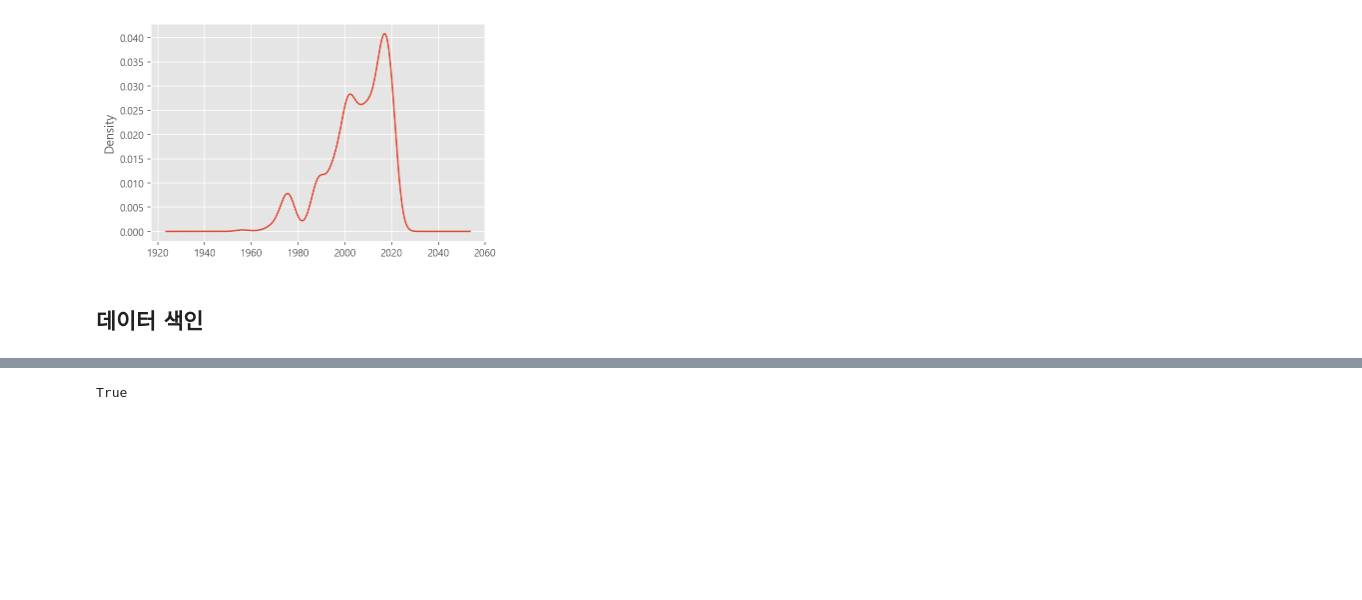
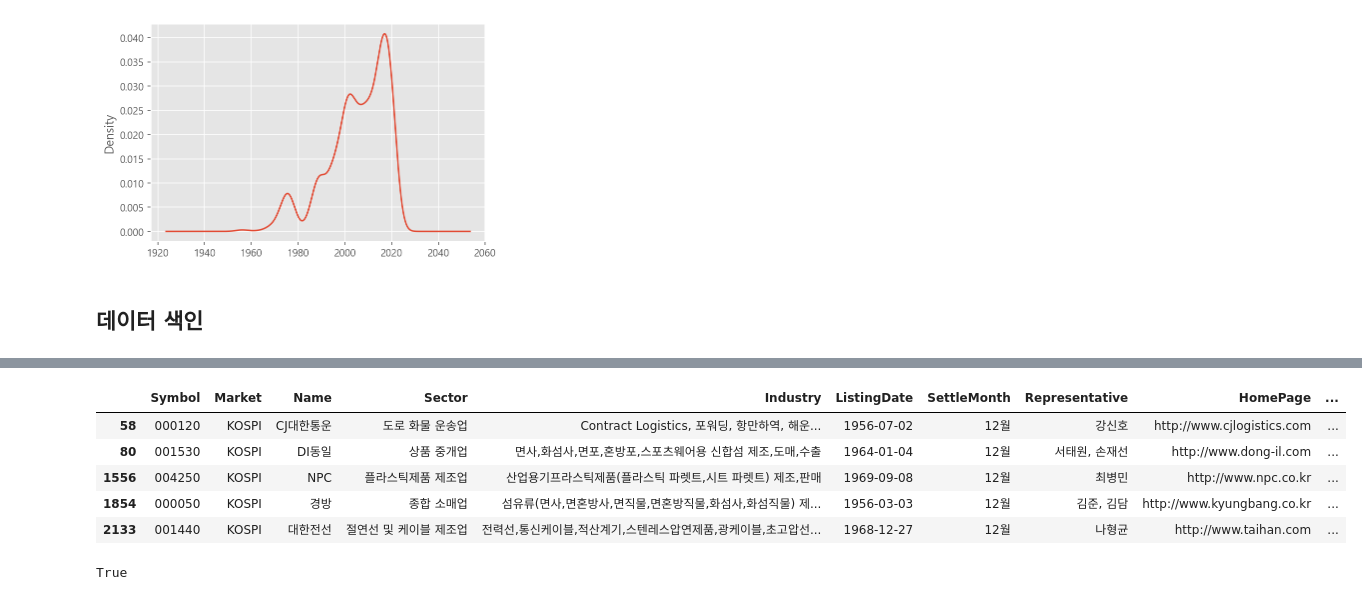
Before and after one commit to Bigdata92/finance-data-analysis-main, a Jupyter notebook: 2.2. KRX 전체 종목분석-input.ipynb, the cells around one changed output, grey strips where cells are left out. Cells and saved outputs as stored; diff of their text form; code cells hidden in the pictures; blank space fills up the shorter version.

```diff
--- a/2.2. KRX 전체 종목분석-input.ipynb
+++ b/2.2. KRX 전체 종목분석-input.ipynb
@@ -960,5 +968,13 @@ df['ListingYear'].plot.kde()
 # %%
 # 1970년 이전에 상장한 기업을 찾습니다.
+df[df.ListingYear < 1970].head()
+# %% [output]
+|  | Symbol | Market | Name | Sector | Industry | ListingDate | SettleMonth | Representative | HomePage | ... |
+| 58 | 000120 | KOSPI | CJ대한통운 | 도로 화물 운송업 | Contract Logistics, 포워딩, 항만하역, 해운... | 1956-07-02 | 12월 | 강신호 | http://www.cjlogistics.com | ... |
+| 80 | 001530 | KOSPI | DI동일 | 상품 중개업 | 면사,화섬사,면포,혼방포,스포츠웨어용 신합섬 제조,도매,수출 | 1964-01-04 | 12월 | 서태원, 손재선 | http://www.dong-il.com | ... |
+| 1556 | 004250 | KOSPI | NPC | 플라스틱제품 제조업 | 산업용기프라스틱제품(플라스틱 파렛트,시트 파렛트) 제조,판매 | 1969-09-08 | 12월 | 최병민 | http://www.npc.co.kr | ... |
+| 1854 | 000050 | KOSPI | 경방 | 종합 소매업 | 섬유류(면사,면혼방사,면직물,면혼방직물,화섬사,화섬직물) 제... | 1956-03-03 | 12월 | 김준, 김담 | http://www.kyungbang.co.kr | ... |
+| 2133 | 001440 | KOSPI | 대한전선 | 절연선 및 케이블 제조업 | 전력선,통신케이블,적산계기,스텐레스압연제품,광케이블,초고압선... | 1968-12-27 | 12월 | 나형균 | http://www.taihan.com | ... |
 # %%
 # and => &
 # or  => |
```
Also changed, not shown: parts of 2 cells of this notebook.
